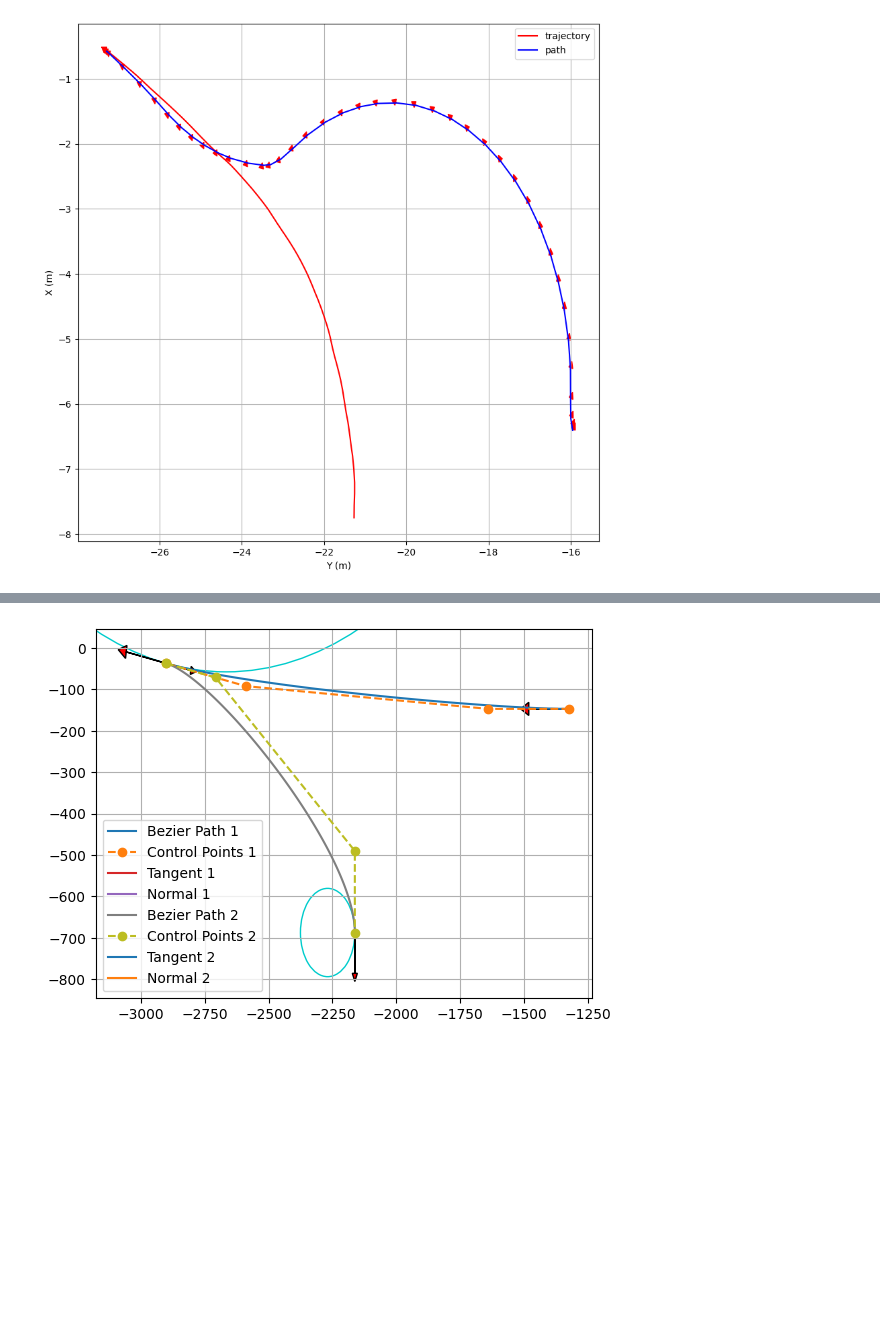
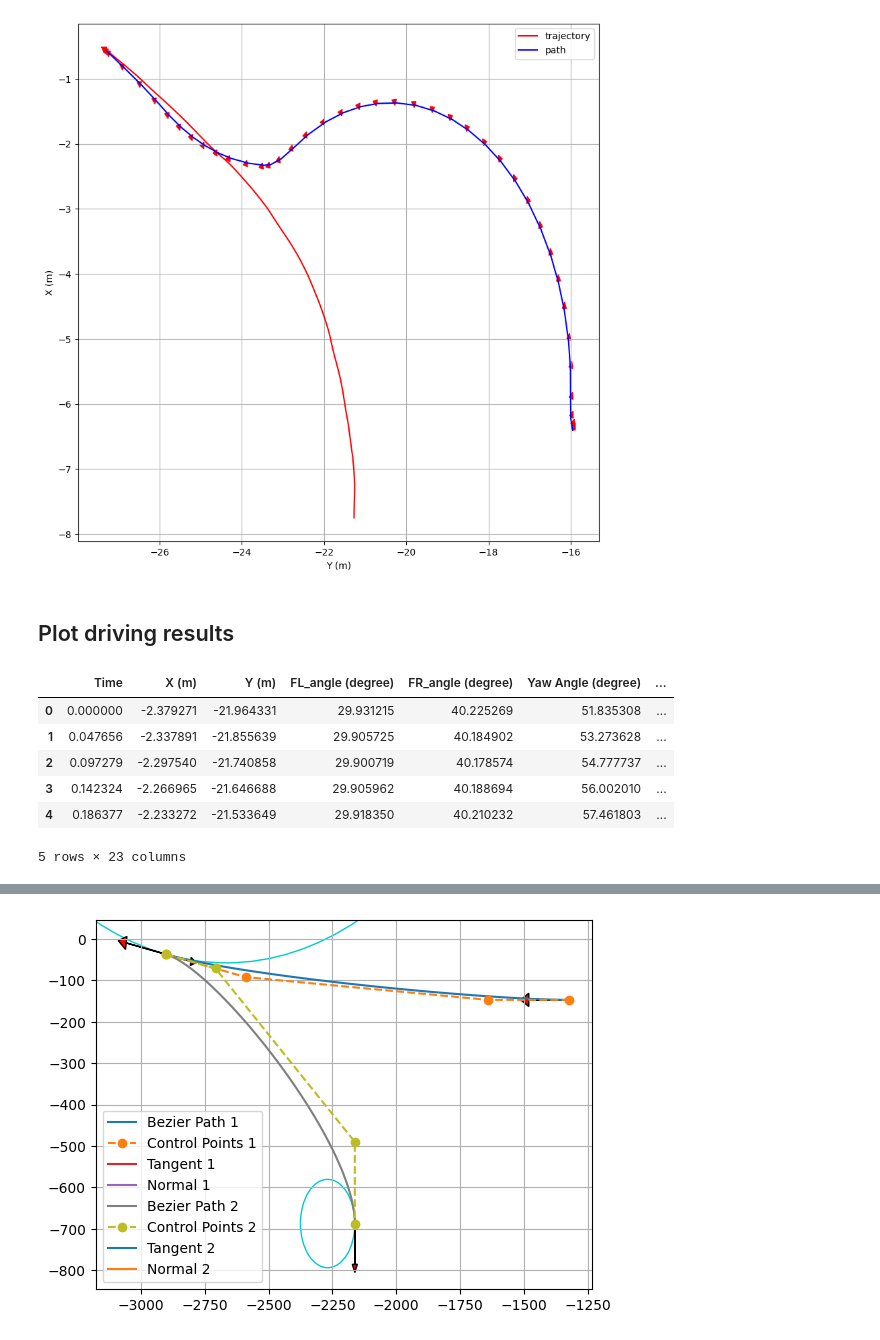
Before and after one commit to chanyca/DReyeVR, a Jupyter notebook: PythonAPI/scripts/algorithm.ipynb, the cells around one changed output, grey strips where cells are left out. Drawn from its saved outputs; the diff is of its cells as text; code cells hidden in the pictures; blank space fills up the shorter version.

```diff
--- a/PythonAPI/scripts/algorithm.ipynb
+++ b/PythonAPI/scripts/algorithm.ipynb
@@ -536,3 +566,5 @@ for i in range(3):
 [figure]
 [figure]
 [figure]
+# %% [markdown]
+## Plot driving results
@@ -538,0 +632,16 @@ for i in range(3):
+# %%
+df = pd.read_excel("../data/haptic_feedback_logs/haptic_shared_control_log_1.xlsx")
+df['Time'] = df['Time'] - df['Time'][0]
+df["Rotate"] = np.sin(np.deg2rad(df["Vehicle Steering Angle (degree)"])) / np.abs(np.sin(np.deg2rad(df["Vehicle Steering Angle (degree)"])))
+df["Velocity x"] = df["X (m)"].diff().fillna(0) / df["Time"].diff().fillna(0)
+df["Velocity y"] = df["Y (m)"].diff().fillna(0) / df["Time"].diff().fillna(0)
+df["Velocity"] = np.sqrt(df["Velocity x"] ** 2 + df["Velocity y"] **2) * (np.deg2rad(df["Change of Yaw Angle (degree)"]) / (df["Rotate"])) / np.abs((np.deg2rad(df["Change of Yaw Angle (degree)"]) / (df["Rotate"])))
+df.head()
+# %% [output]
+|  | Time | X (m) | Y (m) | FL_angle (degree) | FR_angle (degree) | Yaw Angle (degree) | ... |
+| 0 | 0.000000 | -2.379271 | -21.964331 | 29.931215 | 40.225269 | 51.835308 | ... |
+| 1 | 0.047656 | -2.337891 | -21.855639 | 29.905725 | 40.184902 | 53.273628 | ... |
+| 2 | 0.097279 | -2.297540 | -21.740858 | 29.900719 | 40.178574 | 54.777737 | ... |
+| 3 | 0.142324 | -2.266965 | -21.646688 | 29.905962 | 40.188694 | 56.002010 | ... |
+| 4 | 0.186377 | -2.233272 | -21.533649 | 29.918350 | 40.210232 | 57.461803 | ... |
+5 rows × 23 columns
```
Also changed, not shown: parts of 7 cells of this notebook, 18 other files.
